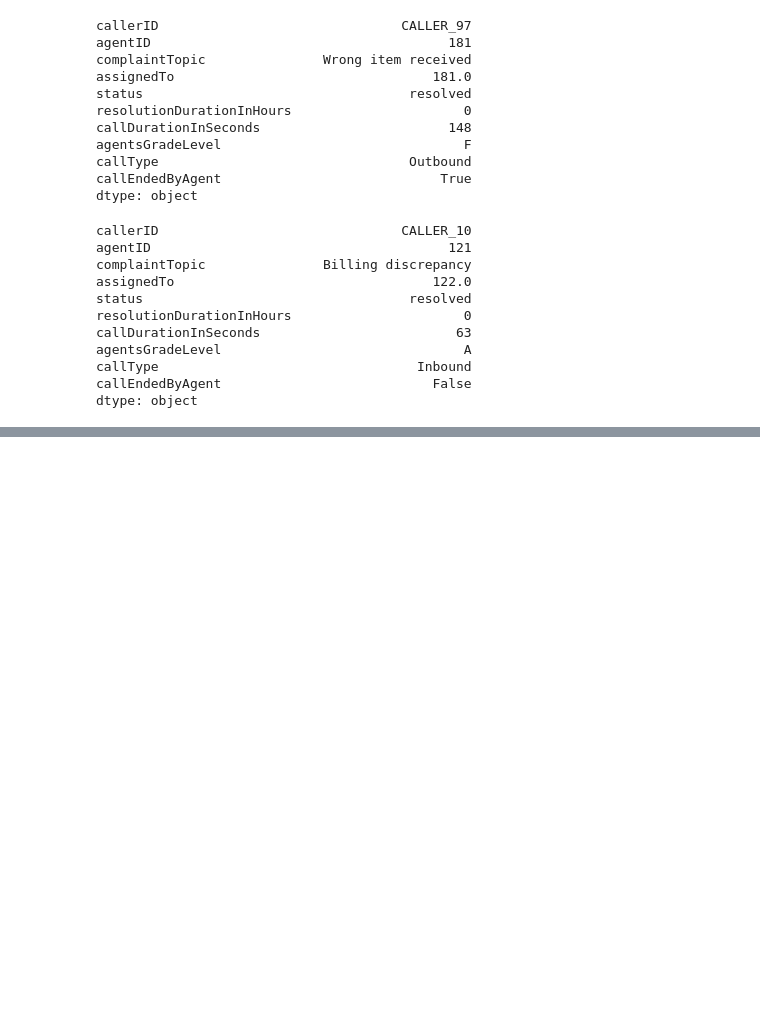
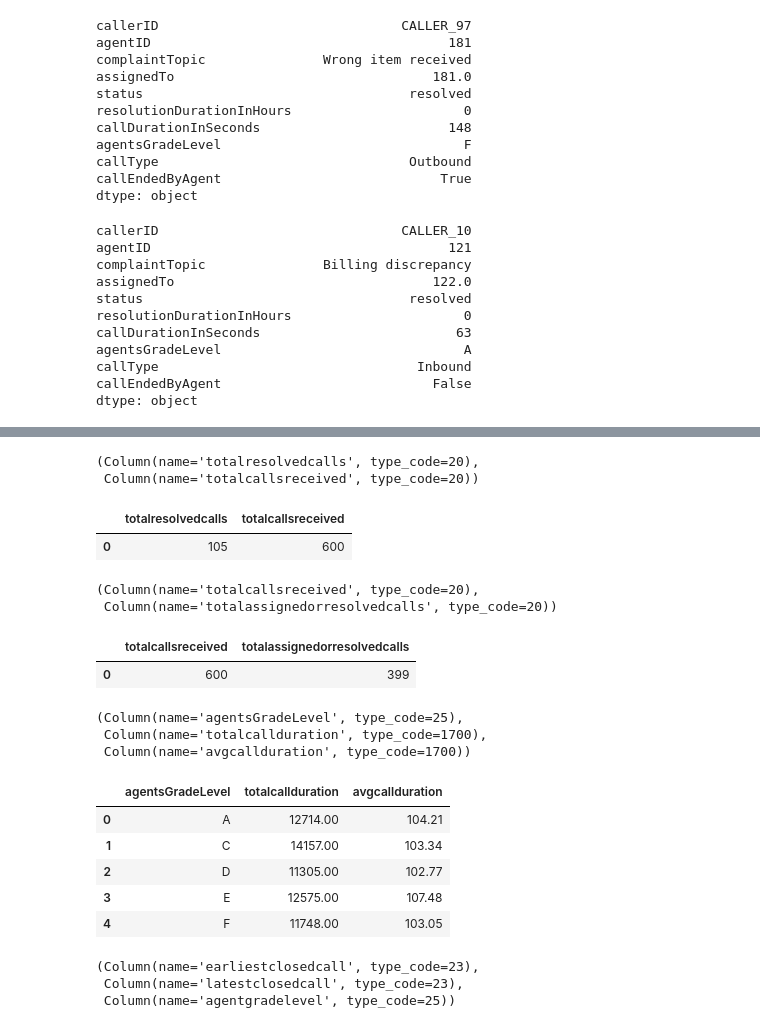
Before and after one commit to Ikisehestherjoan/weserve_company, a Jupyter notebook: index.ipynb, the cells around one changed output, grey strips where cells are left out. Drawn from its saved outputs; the diff is of its cells as text; code cells hidden in the pictures; blank space fills up the shorter version.

```diff
--- a/index.ipynb
+++ b/index.ipynb
@@ -459,3 +463,11 @@ merged_details.head(7)
 | 7 | CALLER_7 | 179 | Unsatisfactory resolution | 125.0 | resolved | 0 | 88 | ... |
 # %%
 merged_details.to_csv('merged_details.csv')
+# %%
+# LOAD the data into the database
+# DATABASE CREDENTIALS
+db_host='localhost'
+db_username='postgres'
+db_port=5432
+db_password = 'mouau/12/21061'
+db_name='weserve'
@@ -461,0 +483,9 @@ merged_details.to_csv('merged_details.csv')
+# %%
+conn=psycopg2.connect(
+    host=db_host,
+    user=db_username,
+    password=db_password,
+    database=db_name
+
+)
+cursor=conn.cursor()
@@ -461,0 +507,11 @@ merged_details.to_csv('merged_details.csv')
+# %%
+cursor.description
+# %% [output]
+(Column(name='totalresolvedcalls', type_code=20),
+ Column(name='totalcallsreceived', type_code=20))
+# %%
+calls_vs_received =pd.DataFrame(query_1,columns=['totalresolvedcalls','totalcallsreceived'])
+calls_vs_received
+# %% [output]
+|  | totalresolvedcalls | totalcallsreceived |
+| 0 | 105 | 600 |
@@ -461,0 +528,13 @@ merged_details.to_csv('merged_details.csv')
+# %%
+cursor.execute(query_2)
+total_calls_assignedorresolved = cursor.fetchall()
+cursor.description
+# %% [output]
+(Column(name='totalcallsreceived', type_code=20),
+ Column(name='totalassignedorresolvedcalls', type_code=20))
+# %%
+total_calls_assignedorresolved=pd.DataFrame(total_calls_assignedorresolved,columns=['totalcallsreceived','totalassignedorresolvedcalls'])
+total_calls_assignedorresolved
+# %% [output]
+|  | totalcallsreceived | totalassignedorresolvedcalls |
+| 0 | 600 | 399 |
@@ -461,0 +553,18 @@ merged_details.to_csv('merged_details.csv')
+# %%
+cursor.execute(query_3)
+tot_avg_of_agents= cursor.fetchall()
+cursor.description
+# %% [output]
+(Column(name='agentsGradeLevel', type_code=25),
+ Column(name='totalcallduration', type_code=1700),
+ Column(name='avgcallduration', type_code=1700))
+# %%
+tot_avg_of_agents =pd.DataFrame(tot_avg_of_agents,columns=['agentsGradeLevel','totalcallduration','avgcallduration'])
+tot_avg_of_agents
+# %% [output]
+|  | agentsGradeLevel | totalcallduration | avgcallduration |
+| 0 | A | 12714.00 | 104.21 |
+| 1 | C | 14157.00 | 103.34 |
+| 2 | D | 11305.00 | 102.77 |
+| 3 | E | 12575.00 | 107.48 |
+| 4 | F | 11748.00 | 103.05 |
@@ -461,0 +587,8 @@ merged_details.to_csv('merged_details.csv')
+# %%
+cursor.execute(query_4)
+ear_last_closed_res= cursor.fetchall()
+cursor.description
+# %% [output]
+(Column(name='earliestclosedcall', type_code=23),
+ Column(name='latestclosedcall', type_code=23),
+ Column(name='agentgradelevel', type_code=25))
```
Also changed, not shown: parts of 16 cells of this notebook.
